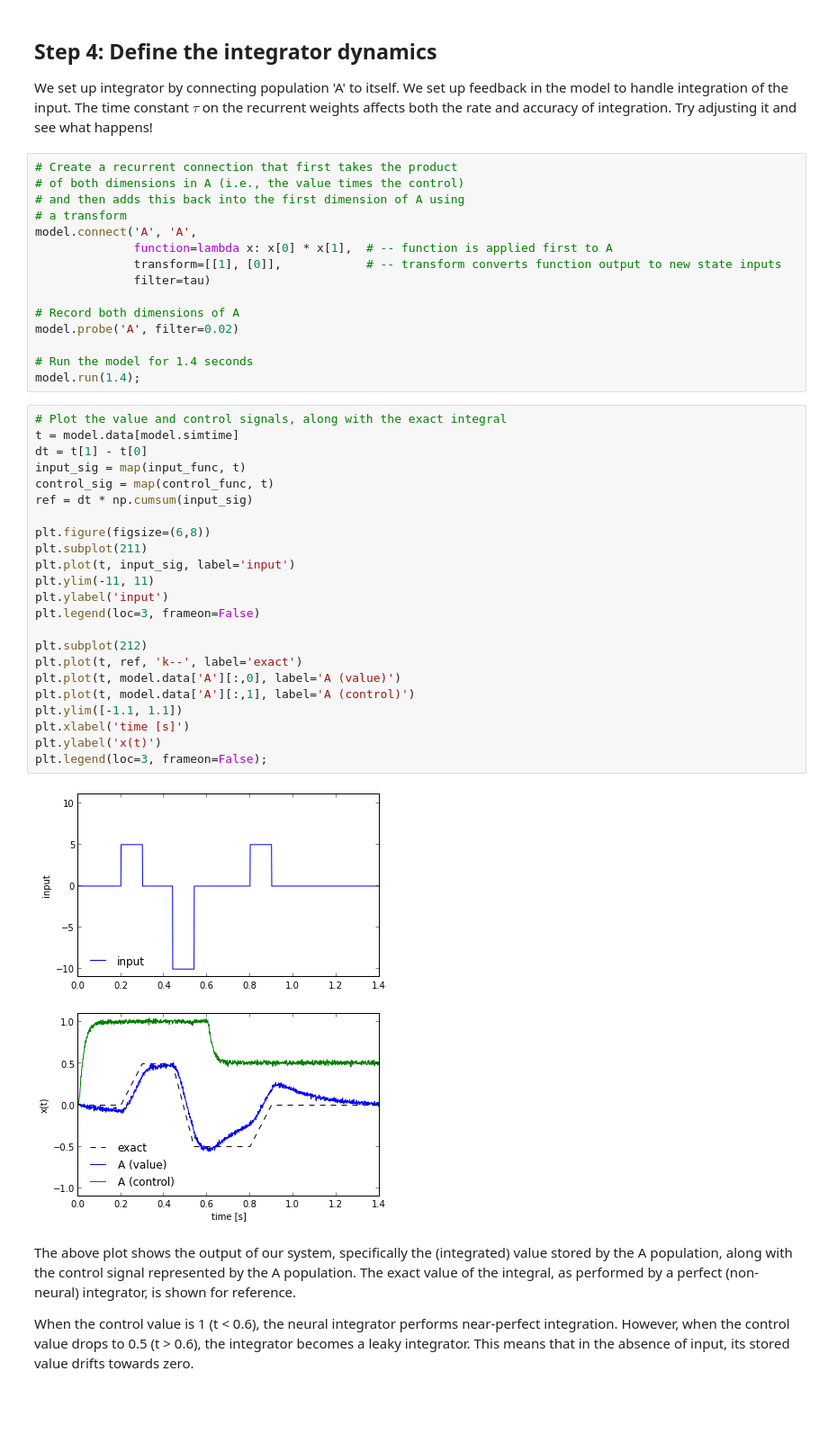
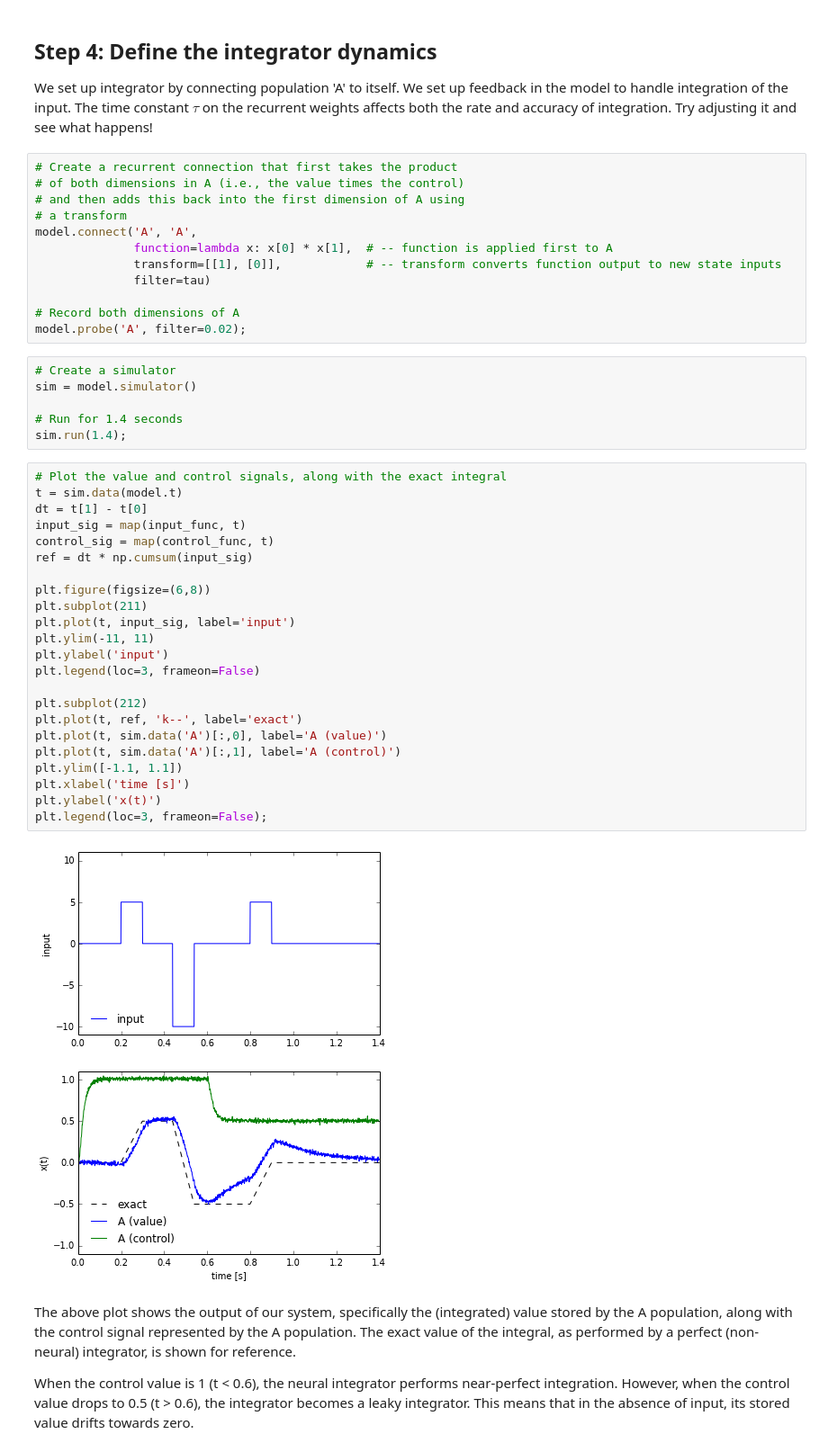
Before and after one commit to nengo/nengo, a Jupyter notebook: examples/controlledintegrator.ipynb, the cells around one changed output. Shown: that part at 90% size. Drawn from its saved outputs; the diff is of its cells as text; blank space fills up the shorter version.

```diff
--- a/examples/controlledintegrator.ipynb
+++ b/examples/controlledintegrator.ipynb
@@ -117,35 +117,38 @@ model.connect('A', 'A',
               filter=tau)
 
 # Record both dimensions of A
-model.probe('A', filter=0.02)
-
-# Run the model for 1.4 seconds
-model.run(1.4);
+model.probe('A', filter=0.02);
+# %%
+# Create a simulator
+sim = model.simulator()
+
+# Run for 1.4 seconds
+sim.run(1.4);
 # %%
 # Plot the value and control signals, along with the exact integral
-t = model.data[model.simtime]
+t = sim.data(model.t)
 dt = t[1] - t[0]
 input_sig = map(input_func, t)
 control_sig = map(control_func, t)
 ref = dt * np.cumsum(input_sig)
 
 plt.figure(figsize=(6,8))
 plt.subplot(211)
 plt.plot(t, input_sig, label='input')
 plt.ylim(-11, 11)
 plt.ylabel('input')
 plt.legend(loc=3, frameon=False)
 
 plt.subplot(212)
 plt.plot(t, ref, 'k--', label='exact')
-plt.plot(t, model.data['A'][:,0], label='A (value)')
-plt.plot(t, model.data['A'][:,1], label='A (control)')
+plt.plot(t, sim.data('A')[:,0], label='A (value)')
+plt.plot(t, sim.data('A')[:,1], label='A (control)')
 plt.ylim([-1.1, 1.1])
 plt.xlabel('time [s]')
 plt.ylabel('x(t)')
 plt.legend(loc=3, frameon=False);
 # %% [output]
-[figure, old version]
+[figure, new version]
 # %% [markdown]
 The above plot shows the output of our system, specifically the (integrated) value stored by the A population, along with the control signal represented by the A population. The exact value of the integral, as performed by a perfect (non-neural) integrator, is shown for reference.
 
```
Also changed, not shown: parts of 2 cells of this notebook, 14 other files.
